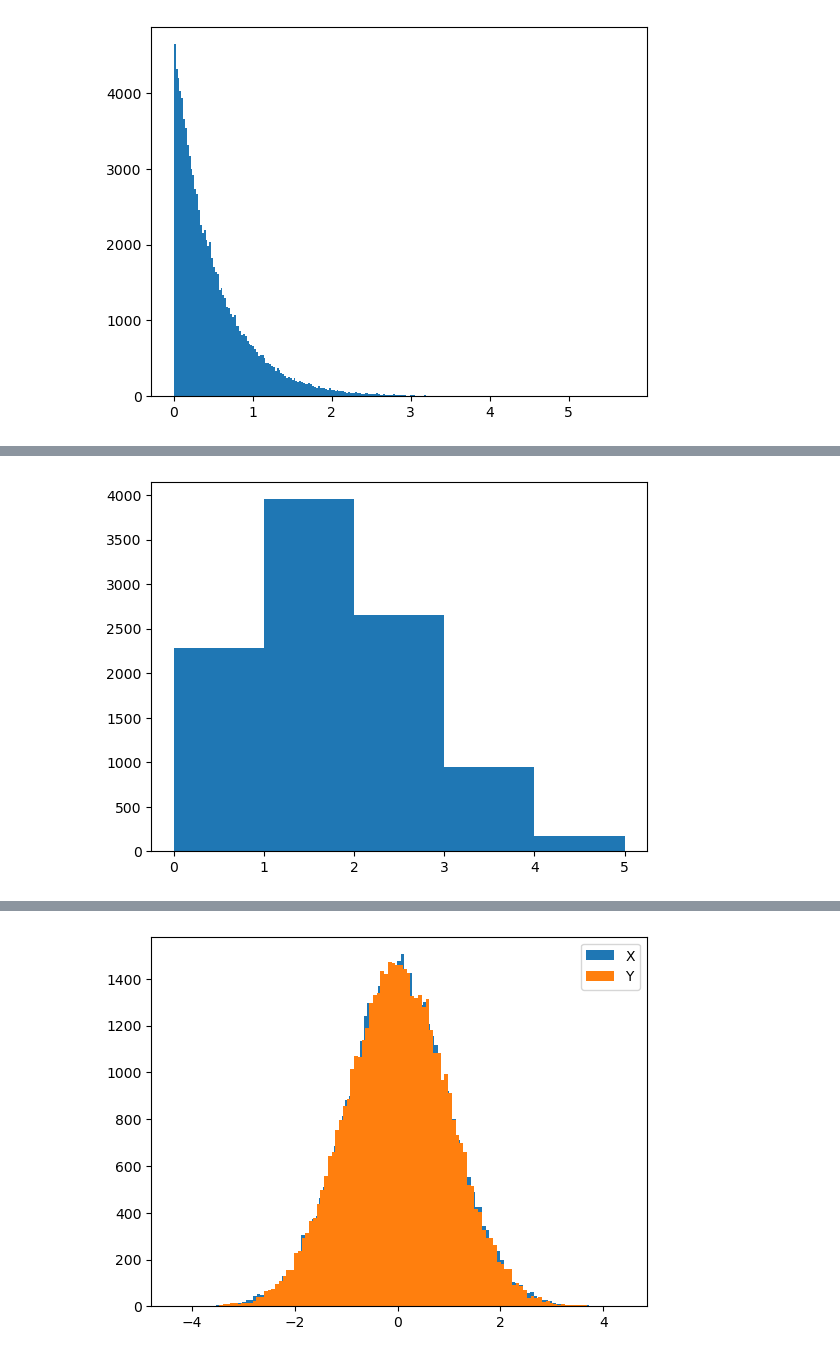
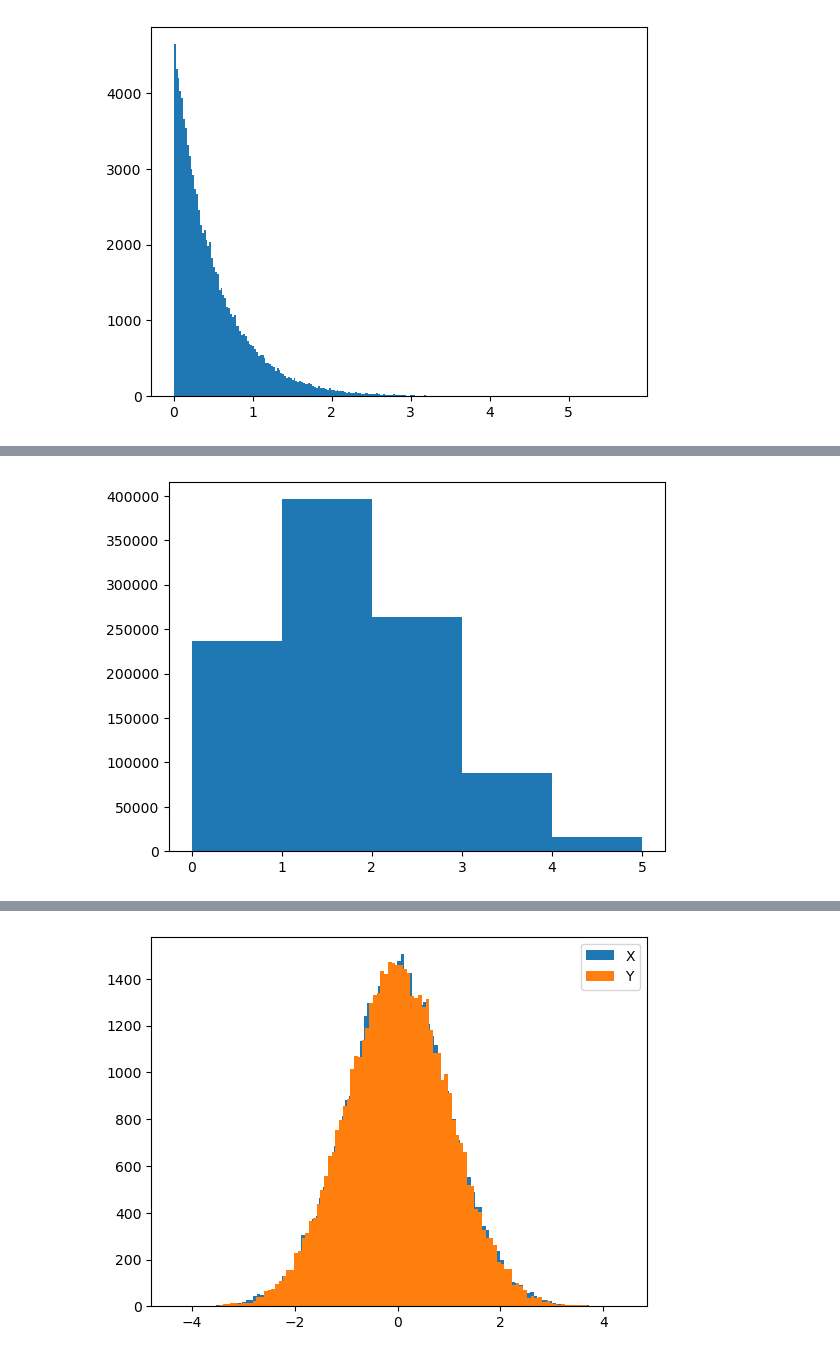
Before and after one commit to Guillaume-melis/Numerical_Methods_for_finance, a Jupyter notebook: Cours 1/course_1.ipynb, the cells around one changed output, grey strips where cells are left out. Cells and saved outputs as stored; diff of their text form; code cells hidden in the pictures.

```diff
--- a/Cours 1/course_1.ipynb
+++ b/Cours 1/course_1.ipynb
@@ -54,22 +66,20 @@ plt.show()
 # %%
 #Exercise : Simulate a Binomial distribution with parameters N=5 and p=0.25
 
 def s_binomial(s, N, p):
     """
     Simulation de s tirages de loi binomiale (N,p)
     """
-    # Générer une matrice uniforme s x N
     y = np.random.rand(s, N)
 
-    # Compter combien de valeurs < p par ligne
     x = (y < p).sum(axis=1)
     return x
 
-Y = s_binomial(10000,5,0.25)
+Y = s_binomial(1000000,5,0.25)
 plt.hist(Y, bins='auto')
 plt.show()
 # %% [output]
-[figure, old version]
+[figure, new version]
 # %%
 #Acceptance rejection method
 
```
Also changed, not shown: parts of 6 cells of this notebook.
